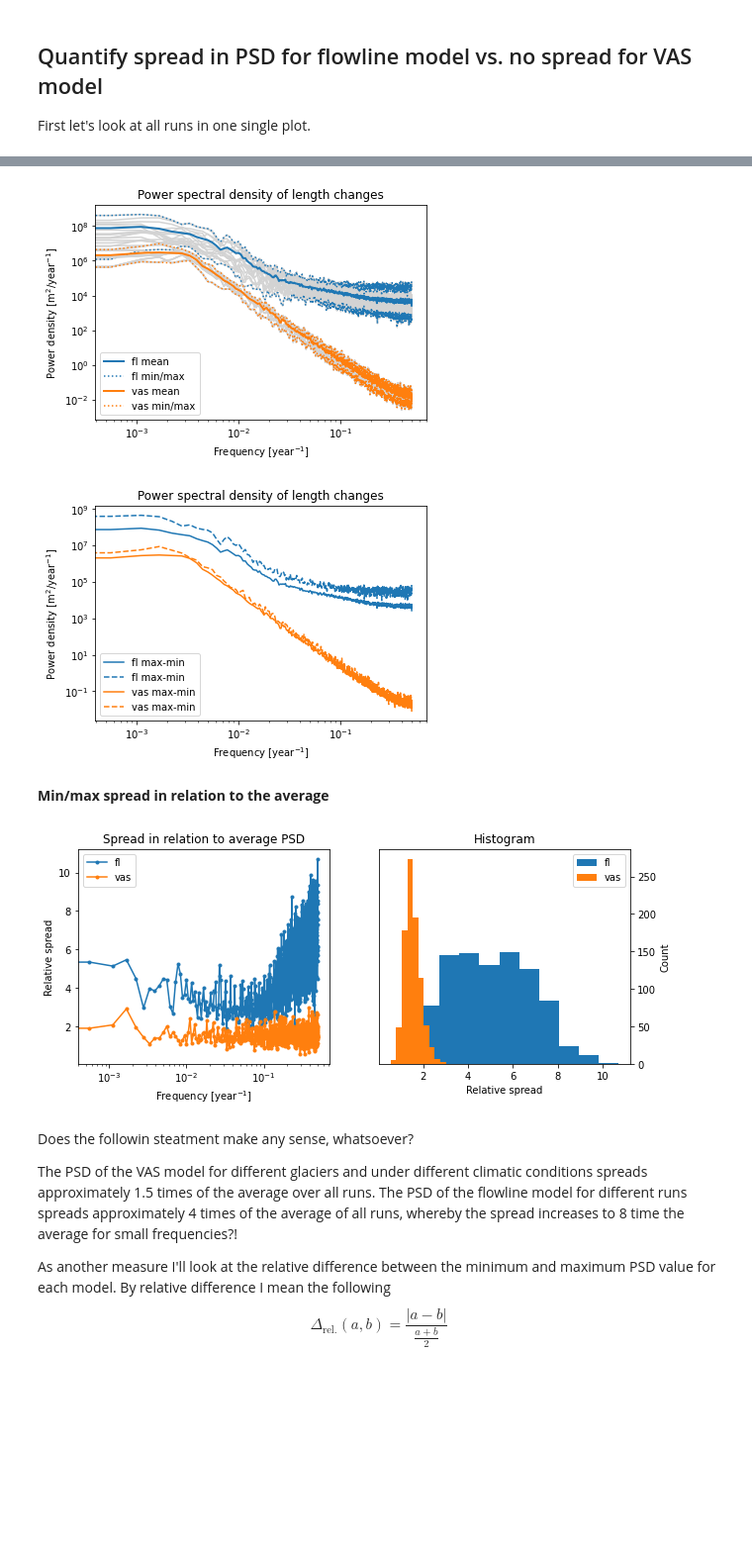
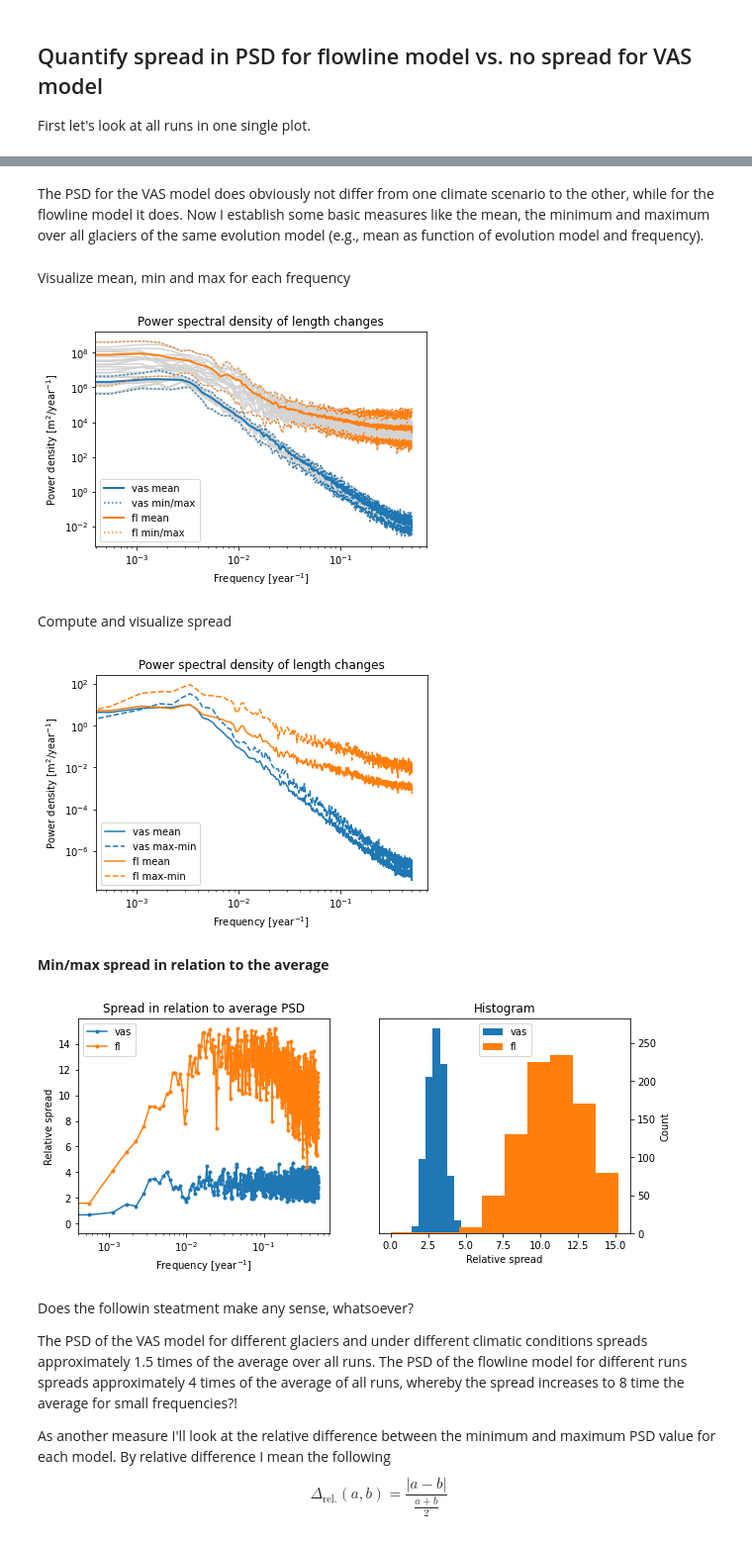
Before and after one commit to oberrauch/vascaling, a Jupyter notebook: notebooks/quantifying_psd.ipynb, the cells around one changed output, grey strips where cells are left out. Shown: that part at 99% size. Saved outputs shown, nothing was run; the diff lists cells and outputs as text; code cells hidden in the pictures; blank space fills up the shorter version.

```diff
--- a/notebooks/quantifying_psd.ipynb
+++ b/notebooks/quantifying_psd.ipynb
@@ -162,11 +192,15 @@ Now I establish some basic measures like the mean, the minimum and maximum.
 # %%
-rgi_id = 'RGI60-11.01450'
-model='fl'
-plt.scatter(data.sel(model=model, rgi_id=rgi_id, temp_bias=0).psd,
-            data.sel(model=model, rgi_id=rgi_id, temp_bias=0.5).psd)
-plt.scatter(data.sel(model=model, rgi_id=rgi_id, temp_bias=0).psd,
-            data.sel(model=model, rgi_id=rgi_id, temp_bias=-0.5).psd)
-plt.scatter(data.sel(model=model, rgi_id=rgi_id, temp_bias=0.5).psd,
-            data.sel(model=model, rgi_id=rgi_id, temp_bias=-0.5).psd)
-plt.plot([0,5e8], [0,5e8])
+model='vas'
+for rgi_id in data.rgi_id:
+    plt.scatter(data.sel(model=model, rgi_id=rgi_id, temp_bias=0).psd,
+                data.sel(model=model, rgi_id=rgi_id, temp_bias=0.5).psd, facecolor='None', edgecolor='C0', marker='o')
+    plt.scatter(data.sel(model=model, rgi_id=rgi_id, temp_bias=0).psd,
+                data.sel(model=model, rgi_id=rgi_id, temp_bias=-0.5).psd, facecolor='None', edgecolor='C0', marker='o')
+    plt.scatter(data.sel(model=model, rgi_id=rgi_id, temp_bias=0.5).psd,
+                data.sel(model=model, rgi_id=rgi_id, temp_bias=-0.5).psd, facecolor='None', edgecolor='C0', marker='o')
+
+plt.loglog(plt.gca().get_xlim(), plt.gca().get_xlim(), ':k')
+plt.xlabel('Power density')
+plt.ylabel('Power density')
+plt.title('VAS PSD/PSD for different climate scenarios')
 # %% [output]
@@ -175,10 +208,0 @@ plt.plot([0,5e8], [0,5e8])
-# %%
-rgi_id = 'RGI60-11.01450'
-model='vas'
-plt.scatter(data.sel(model=model, rgi_id=rgi_id, temp_bias=0).psd,
-            data.sel(model=model, rgi_id=rgi_id, temp_bias=0.5).psd)
-plt.scatter(data.sel(model=model, rgi_id=rgi_id, temp_bias=0).psd,
-            data.sel(model=model, rgi_id=rgi_id, temp_bias=-0.5).psd)
-plt.scatter(data.sel(model=model, rgi_id=rgi_id, temp_bias=0.5).psd,
-            data.sel(model=model, rgi_id=rgi_id, temp_bias=-0.5).psd)
-plt.plot([0,9e6], [0,9e6])
@@ -188,9 +209,13 @@ plt.plot([0,9e6], [0,9e6])
+# %% [markdown]
+The PSD for the VAS model does obviously not differ from one climate scenario to the other, while for the flowline model it does. Now I establish some basic measures like the mean, the minimum and maximum over all glaciers of the same evolution model (e.g., mean as function of evolution model and frequency).
 # %%
 # compute mean over all glaciers and temperature biases
 mean = data.mean(dim=['temp_bias', 'rgi_id']).psd
 # find lowest and highest values
 max_psd = data.psd.max(dim=['temp_bias', 'rgi_id'])
 min_psd = data.psd.min(dim=['temp_bias', 'rgi_id'])
+# %% [markdown]
+Visualize mean, min and max for each frequency
 # %%
 # iterate over all evolution models
 colors = ['C0', 'C1']
@@ -200,7 +225,7 @@ for model, c in zip(data.model, colors):
         data.sel(rgi_id=rgi_id, model=model).psd.plot.line(x='freq', color='lightgrey',
                                                            xscale='log', yscale='log',
                                                            add_legend=False)
-
+for model, c in zip(data.model, colors):
     mean.sel(model=model).plot.line(c=c, lw=2, label=f'{model.values} mean')
     max_psd.sel(model=model).plot.line(c=c, ls=':', label=f'{model.values} min/max')
     min_psd.sel(model=model).plot.line(c=c, ls=':')
@@ -211,7 +236,9 @@ plt.xlabel('Frequency [year$^{-1}$]')
 plt.ylabel('Power density [m$^{2}/$year$^{-1}$]')
 plt.title('Power spectral density of length changes');
 # %% [output]
-[figure, old version]
+[figure, new version]
+# %% [markdown]
+Compute and visualize spread
 # %%
 # compute spread
 spread = max_psd - min_psd
@@ -219,7 +246,7 @@ spread = max_psd - min_psd
 colors = ['C0', 'C1']
 for model, c in zip(data.model, colors):
     mean.sel(model=model).plot.line(xscale='log', yscale='log', ls='-', c=c,
-                                    label=f'{model.values} max-min')
+                                    label=f'{model.values} mean')
     spread.sel(model=model).plot.line(xscale='log', yscale='log', c=c,
                                       ls='--', label=f'{model.values} max-min')
 
@@ -229,7 +256,7 @@ plt.xlabel('Frequency [year$^{-1}$]')
 plt.ylabel('Power density [m$^{2}/$year$^{-1}$]')
 plt.title('Power spectral density of length changes');
 # %% [output]
-[figure, old version]
+[figure, new version]
 # %% [markdown]
 **Min/max spread in relation to the average**
 # %%
@@ -238,30 +265,30 @@ rel_spread = spread/mean
 # %%
 # visualize relative spread
 fig, (ax0, ax1) = plt.subplots(1, 2, figsize=[10,4])
 
 # per frequency
 rel_spread.plot.line(x='freq', xscale='log', marker='.',
                      add_legend=False, label='dummy_label',
                      ax=ax0)
 
 # legend, title, labels
-ax0.legend(ax0.get_legend_handles_labels()[0], ['fl', 'vas'])
+ax0.legend(ax0.get_legend_handles_labels()[0], ['vas', 'fl'])
 ax0.set_xlabel('Frequency [year$^{-1}$]')
 ax0.set_ylabel('Relative spread')
 ax0.set_title('Spread in relation to average PSD');
 
 # histogram
 colors = ['C0', 'C1']
 for model, c in zip(data.model, colors):
     rel_spread.sel(model=model).plot.hist(label=f'{model.values}', ax=ax1, color=c)
 # legend, title, labels
 ax1.legend()
 ax1.set_xlabel('Relative spread')
 ax1.set_ylabel('Count')
 ax1.yaxis.tick_right()
 ax1.yaxis.set_label_position("right")
 # %% [output]
-[figure, old version]
+[figure, new version]
 # %% [markdown]
 Does the followin steatment make any sense, whatsoever?
 
```
Also changed, not shown: parts of 29 cells of this notebook, 19 other files.
